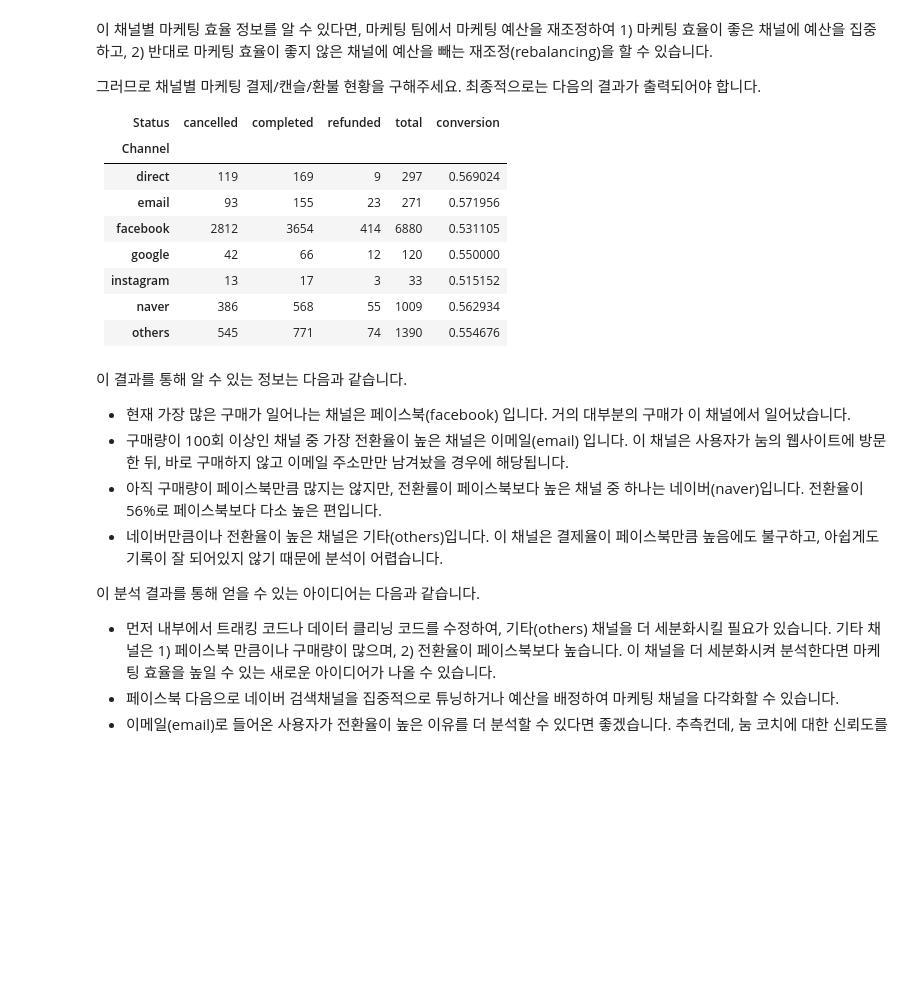
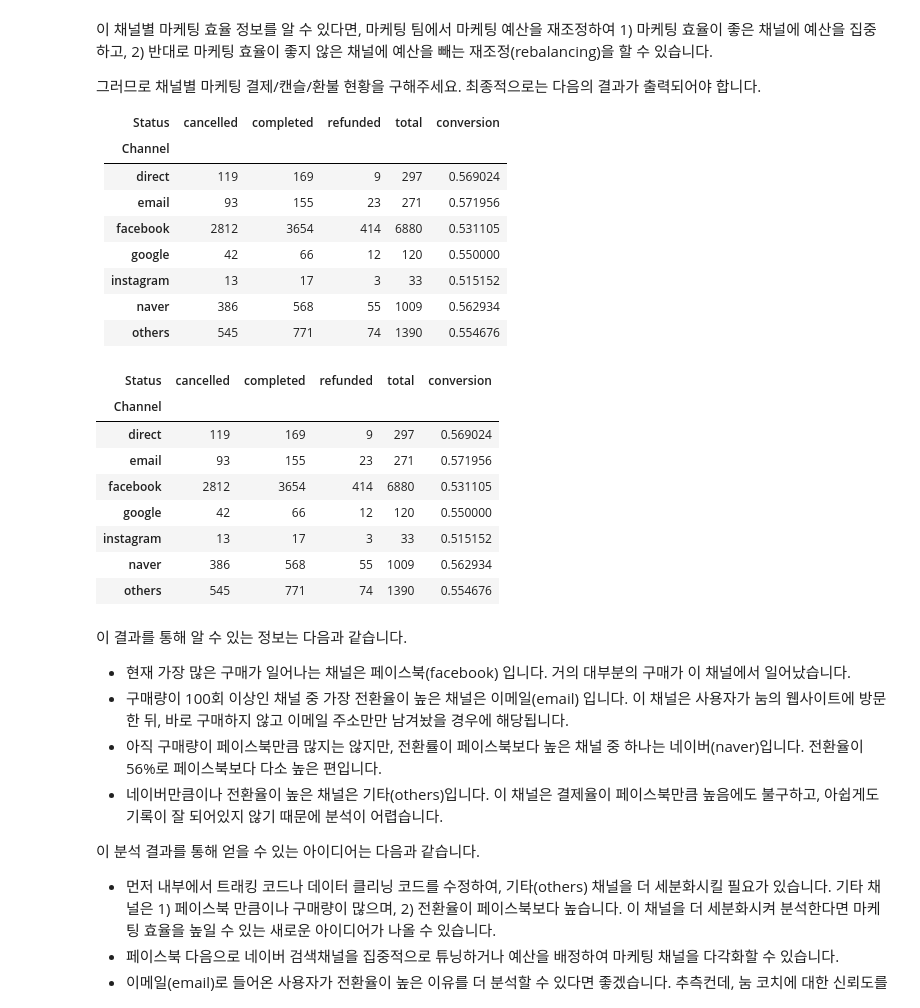
Before and after one commit to Changju-Lee1866/data_preprocessing, a Jupyter notebook: noom/0202_noom(assignment)원본_이창주.ipynb, the cells around one changed output. Saved outputs shown, nothing was run; the diff lists cells and outputs as text; code cells hidden in the pictures; blank space fills up the shorter version.

```diff
--- a/noom/0202_noom(assignment)원본_이창주.ipynb
+++ b/noom/0202_noom(assignment)원본_이창주.ipynb
@@ -1801,3 +1906,19 @@ Name: Channel, dtype: int64
+# %%
+# Write your code here!
+data_pivot = pd.pivot_table(raw_data,index="Channel",columns="Status",values="Name",fill_value=0,aggfunc=len)
+data_pivot["total"] = data_pivot["completed"] + data_pivot["cancelled"] + data_pivot["refunded"]
+data_pivot["conversion"] = data_pivot["completed"] / data_pivot["total"]
+data_pivot
+# %% [output]
+| Status | cancelled | completed | refunded | total | conversion |
+| Channel |  |  |  |  |  |
+| direct | 119 | 169 | 9 | 297 | 0.569024 |
+| email | 93 | 155 | 23 | 271 | 0.571956 |
+| facebook | 2812 | 3654 | 414 | 6880 | 0.531105 |
+| google | 42 | 66 | 12 | 120 | 0.550000 |
+| instagram | 13 | 17 | 3 | 33 | 0.515152 |
+| naver | 386 | 568 | 55 | 1009 | 0.562934 |
+| others | 545 | 771 | 74 | 1390 | 0.554676 |
 # %% [markdown]
 이 결과를 통해 알 수 있는 정보는 다음과 같습니다.
 
```
Also changed, not shown: parts of 18 cells of this notebook.
